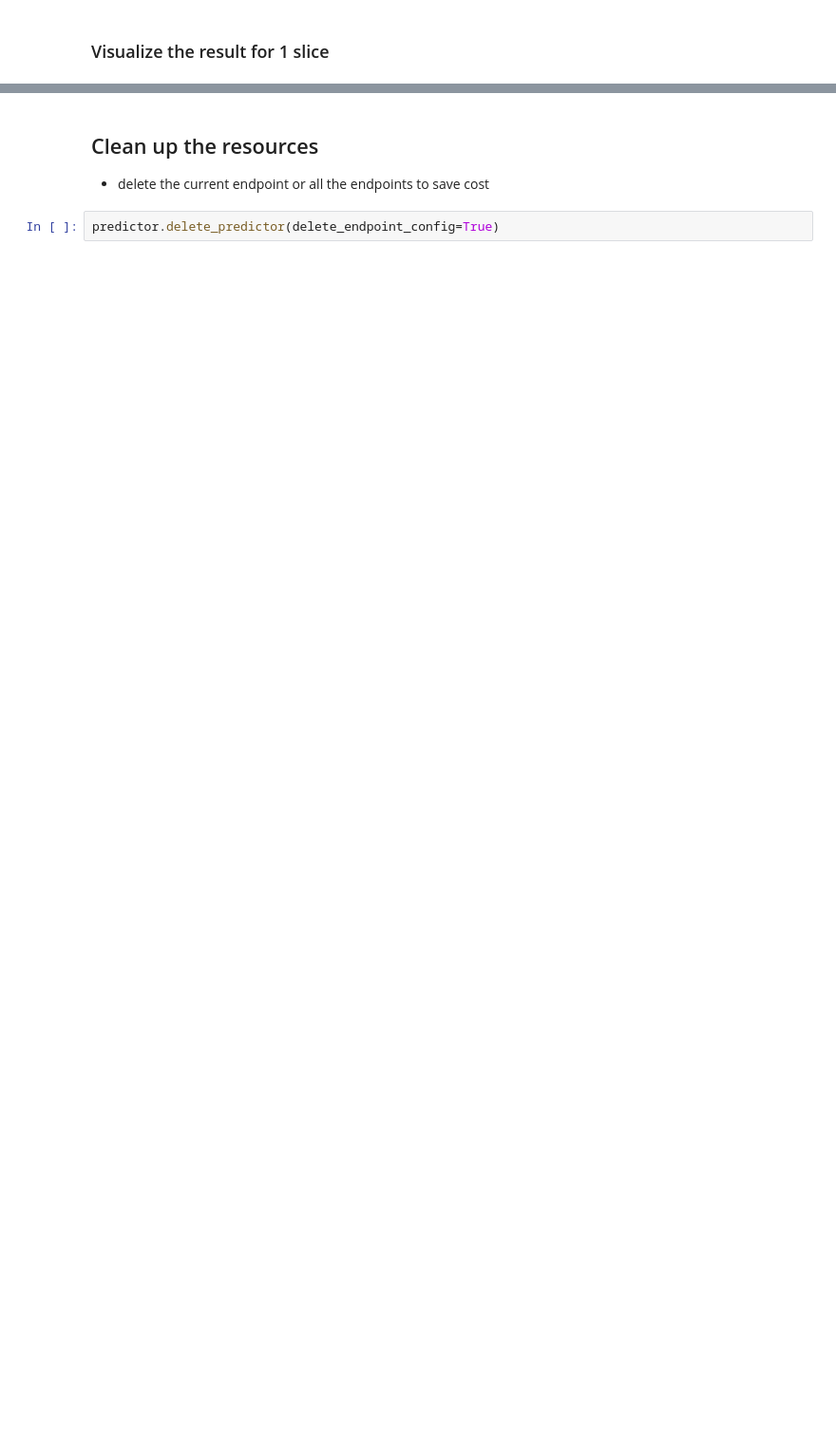
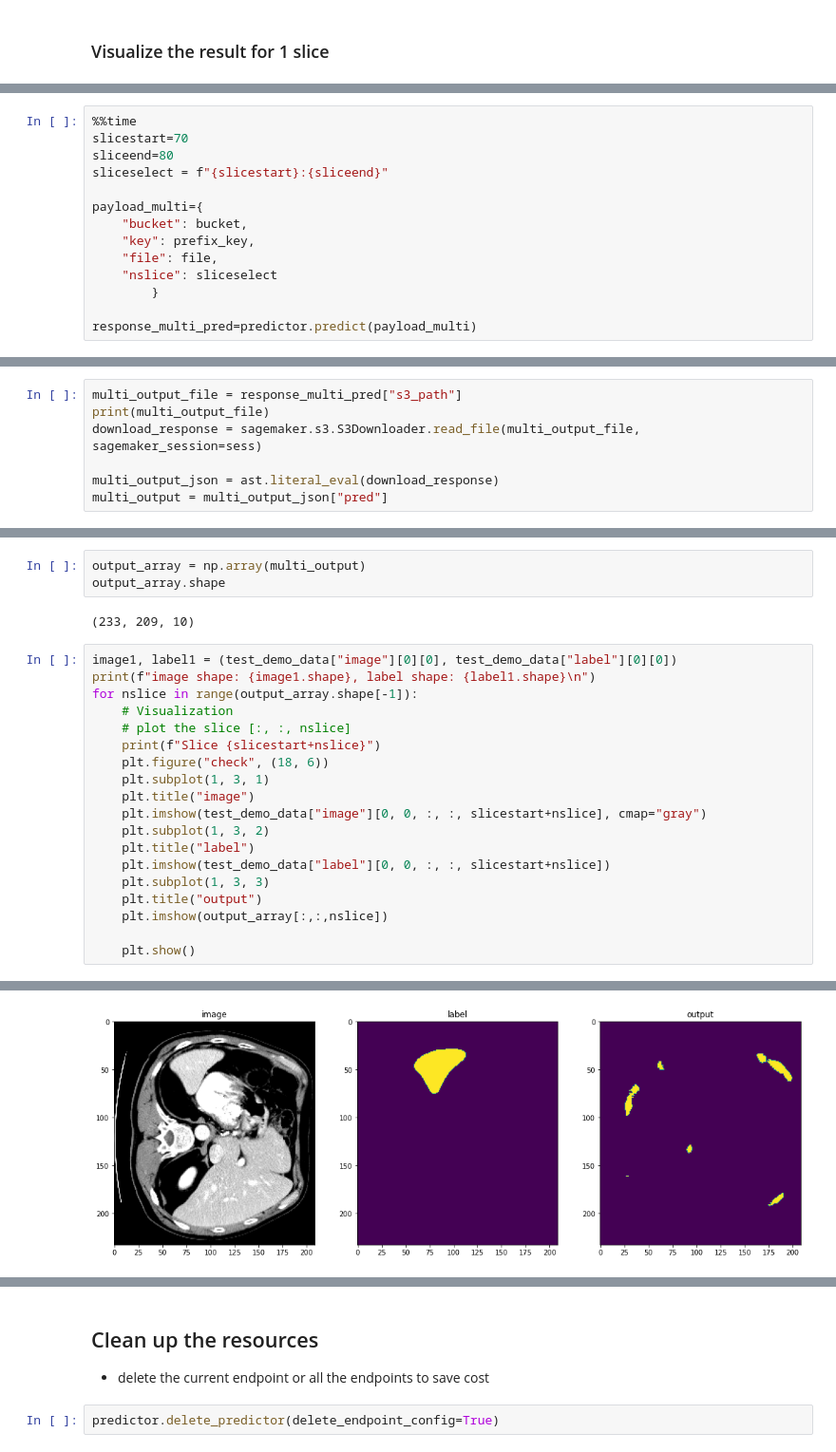
Before and after one commit to aws-samples/amazon-sagemaker-immersion-day-for-research, a Jupyter notebook: 5. Computer_Vision/Spleen_Segmentation_GPU/MONAI_BYOS_spleen_segmentation_3D_Demo.ipynb, the cells around one changed output, grey strips where cells are left out. Shown at 95% size. Drawn from its saved outputs; the diff is of its cells as text; blank space fills up the shorter version.

```diff
--- a/5. Computer_Vision/Spleen_Segmentation_GPU/MONAI_BYOS_spleen_segmentation_3D_Demo.ipynb
+++ b/5. Computer_Vision/Spleen_Segmentation_GPU/MONAI_BYOS_spleen_segmentation_3D_Demo.ipynb
@@ -352,0 +431,14 @@ plt.show()
+# %%
+%%time
+slicestart=70
+sliceend=80
+sliceselect = f"{slicestart}:{sliceend}"
+
+payload_multi={
+    "bucket": bucket,
+    "key": prefix_key,
+    "file": file,
+    "nslice": sliceselect
+        }
+
+response_multi_pred=predictor.predict(payload_multi)
@@ -352,0 +448,7 @@ plt.show()
+# %%
+multi_output_file = response_multi_pred["s3_path"]
+print(multi_output_file)
+download_response = sagemaker.s3.S3Downloader.read_file(multi_output_file, sagemaker_session=sess)
+
+multi_output_json = ast.literal_eval(download_response)
+multi_output = multi_output_json["pred"]
@@ -352,0 +457,25 @@ plt.show()
+# %%
+output_array = np.array(multi_output)
+output_array.shape
+# %% [output]
+(233, 209, 10)
+# %%
+image1, label1 = (test_demo_data["image"][0][0], test_demo_data["label"][0][0])
+print(f"image shape: {image1.shape}, label shape: {label1.shape}\n")
+for nslice in range(output_array.shape[-1]):
+    # Visualization
+    # plot the slice [:, :, nslice]
+    print(f"Slice {slicestart+nslice}")
+    plt.figure("check", (18, 6))
+    plt.subplot(1, 3, 1)
+    plt.title("image")
+    plt.imshow(test_demo_data["image"][0, 0, :, :, slicestart+nslice], cmap="gray")
+    plt.subplot(1, 3, 2)
+    plt.title("label")
+    plt.imshow(test_demo_data["label"][0, 0, :, :, slicestart+nslice])
+    plt.subplot(1, 3, 3)
+    plt.title("output")
+    plt.imshow(output_array[:,:,nslice])
+
+    plt.show()
+# %% [output]
@@ -352,0 +485 @@ plt.show()
+[figure, added]
```
Also changed, not shown: parts of 19 cells of this notebook, 1 other file.
